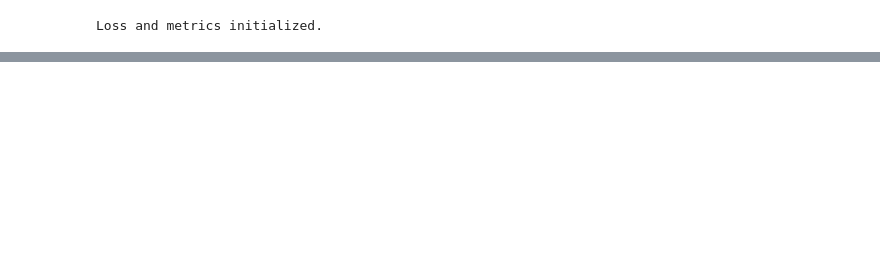
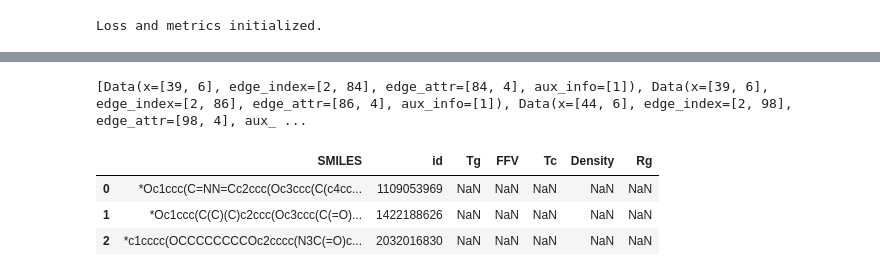
Before and after one commit to tspugh/chem-properties, a Jupyter notebook: 07-kmeanhrm.ipynb, the cells around one changed output, grey strips where cells are left out. Cells and saved outputs as stored; diff of their text form; code cells hidden in the pictures; blank space fills up the shorter version.

```diff
--- a/07-kmeanhrm.ipynb
+++ b/07-kmeanhrm.ipynb
@@ -72,7 +54,8 @@ Using device: cuda
 # %%
 import os
 
-PROJECT_ROOT='/kaggle/working/'
+PROJECT_ROOT = "/home/thomaspugh/projects/chem-properties"
+DATA_CSV = os.path.join(PROJECT_ROOT, "data", "train.csv")
 CHECKPOINT_DIR = os.path.join(PROJECT_ROOT, "checkpoints", "hrm")
 os.makedirs(CHECKPOINT_DIR, exist_ok=True)
 # %%
@@ -85,7 +68,7 @@ LOAD_COLS = (INPUTS + PROPERTIES)
 
 raw_df = pd.DataFrame(columns=LOAD_COLS)
 import os
-for dirname, _, filenames in os.walk('/kaggle/input'):
+for dirname, _, filenames in os.walk(PROJECT_ROOT+'/data/'):
     for filename in filenames:
         if ('dataset' in filename and '.csv' in filename) or 'train.csv' in filename:
             df_temp = pd.read_csv(os.path.join(dirname, filename))
@@ -723,14 +744,30 @@ plot_curves(history)
-# %%
-from smiles_iter_to_graph_dataset import smiles_to_graph_dataset
-
-submission_df = pd.read_csv('/kaggle/input/open-polymer-challenge/test.csv')
-inputs = submissions_df["SMILES"]
-
-inputs = []
-for smiles in inputs:
-    submission_dataset = smiles_iter_to_graph_dataset(smiles, {}, None)
-
-submissions_df
+# %%
+from dataset_helpers import smiles_to_graph_data
+import pandas as pd
+from torch_geometric.loader import DataLoader
+
+df = pd.read_csv('/home/thomaspugh/projects/chem-properties/data/test.csv')
+
+COLS = (["SMILES", "id"] + PROPERTIES)
+
+submission_df = pd.DataFrame(columns=COLS)
+submission_df = pd.concat([submission_df, df], ignore_index=True)
+
+inputs = df["SMILES"].tolist()
+id = df["id"].tolist()
+
+graph_data_list = [smiles_to_graph_data(smiles, None, [info]) for smiles, info in zip(inputs, id)]
+print(graph_data_list)
+
+test_loader = DataLoader(graph_data_list, batch_size=1, shuffle=False)
+
+submission_df
+# %% [output]
+[Data(x=[39, 6], edge_index=[2, 84], edge_attr=[84, 4], aux_info=[1]), Data(x=[39, 6], edge_index=[2, 86], edge_attr=[86, 4], aux_info=[1]), Data(x=[44, 6], edge_index=[2, 98], edge_attr=[98, 4], aux_ ...
+|  | SMILES | id | Tg | FFV | Tc | Density | Rg |
+| 0 | *Oc1ccc(C=NN=Cc2ccc(Oc3ccc(C(c4cc... | 1109053969 | NaN | NaN | NaN | NaN | NaN |
+| 1 | *Oc1ccc(C(C)(C)c2ccc(Oc3ccc(C(=O)... | 1422188626 | NaN | NaN | NaN | NaN | NaN |
+| 2 | *c1cccc(OCCCCCCCCOc2cccc(N3C(=O)c... | 2032016830 | NaN | NaN | NaN | NaN | NaN |
 # %%
 model.eval()
 
```
Also changed, not shown: parts of 11 cells of this notebook, 4 other files.
